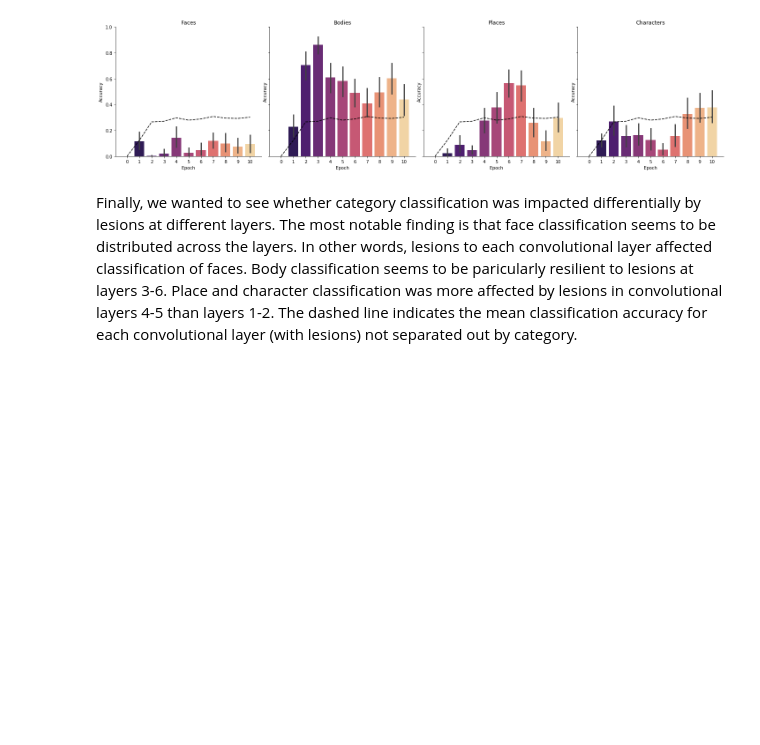
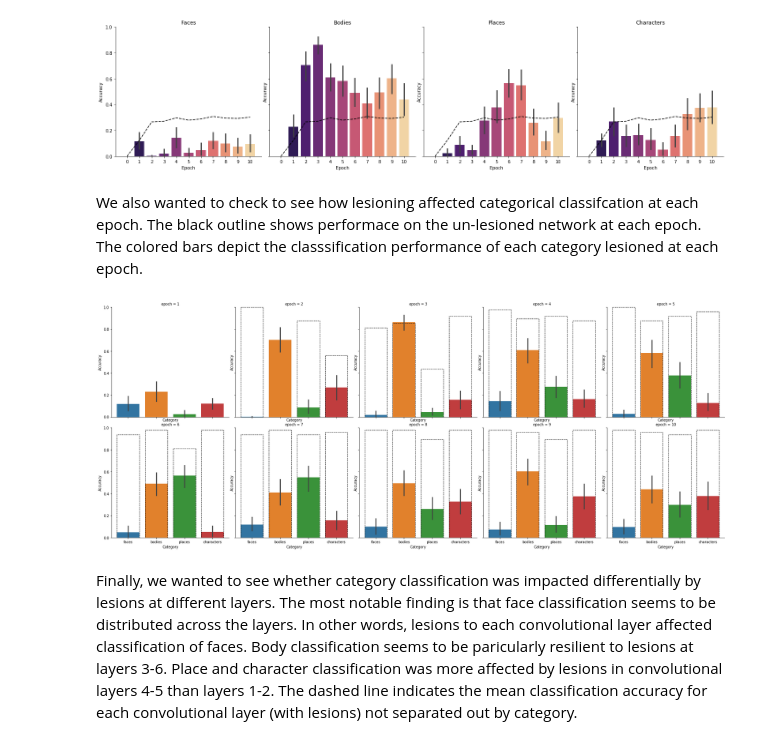
Before and after one commit to violetxi/PSYCH250FinalProject, a Jupyter notebook: writeup/writeup.ipynb, the cells around one changed output. Drawn from its saved outputs; the diff is of its cells as text; code cells hidden in the pictures; blank space fills up the shorter version.

```diff
--- a/writeup/writeup.ipynb
+++ b/writeup/writeup.ipynb
@@ -158,6 +190,32 @@ for i in range(0,4):
 plt.show()
 # %% [output]
 [figure]
+# %% [markdown]
+We also wanted to check to see how lesioning affected categorical classifcation at each epoch. The black outline shows performace on the un-lesioned network at each epoch. The colored bars depict the classsification performance of each category lesioned at each epoch.
+# %%
+ax = sns.catplot(
+    data=lesion_by_cat_no_epoch_0, x="label", y="accuracy",
+    col="epoch",kind="bar",col_wrap = 5)
+ax.set(xlabel='Category', ylabel='Accuracy')
+ax.set(ylim = (0,1))
+
+df = pd.DataFrame(epoch_by_label)
+df = df.T
+header_row = 0
+df.columns = df.iloc[header_row]
+df = df.reset_index(drop=True)
+df = df.drop(header_row)
+df = df.reset_index(drop=True)
+
+axes = ax.axes.flatten()
+labels = ["faces","bodies","places","characters"]
+for e in range(0,10):
+    accuracy = []
+    for l in labels:
+        accuracy.append(df[l][e+1]) #accuracy on the fully trained network
+    ax.axes[e].bar(labels,accuracy, fill=0, edgecolor="k",linestyle="--")
+# %% [output]
+[figure, added]
 # %% [markdown]
 Finally, we wanted to see whether category classification was impacted differentially by lesions at different layers. The most notable finding is that face classification seems to be distributed across the layers. In other words, lesions to each convolutional layer affected classification of faces. Body classification seems to be paricularly resilient to lesions at layers 3-6. Place and character classification was more affected by lesions in convolutional layers 4-5 than layers 1-2. The dashed line indicates the mean classification accuracy for each convolutional layer (with lesions) not separated out by category.
 # %%
```
Also changed, not shown: parts of 4 cells of this notebook.
